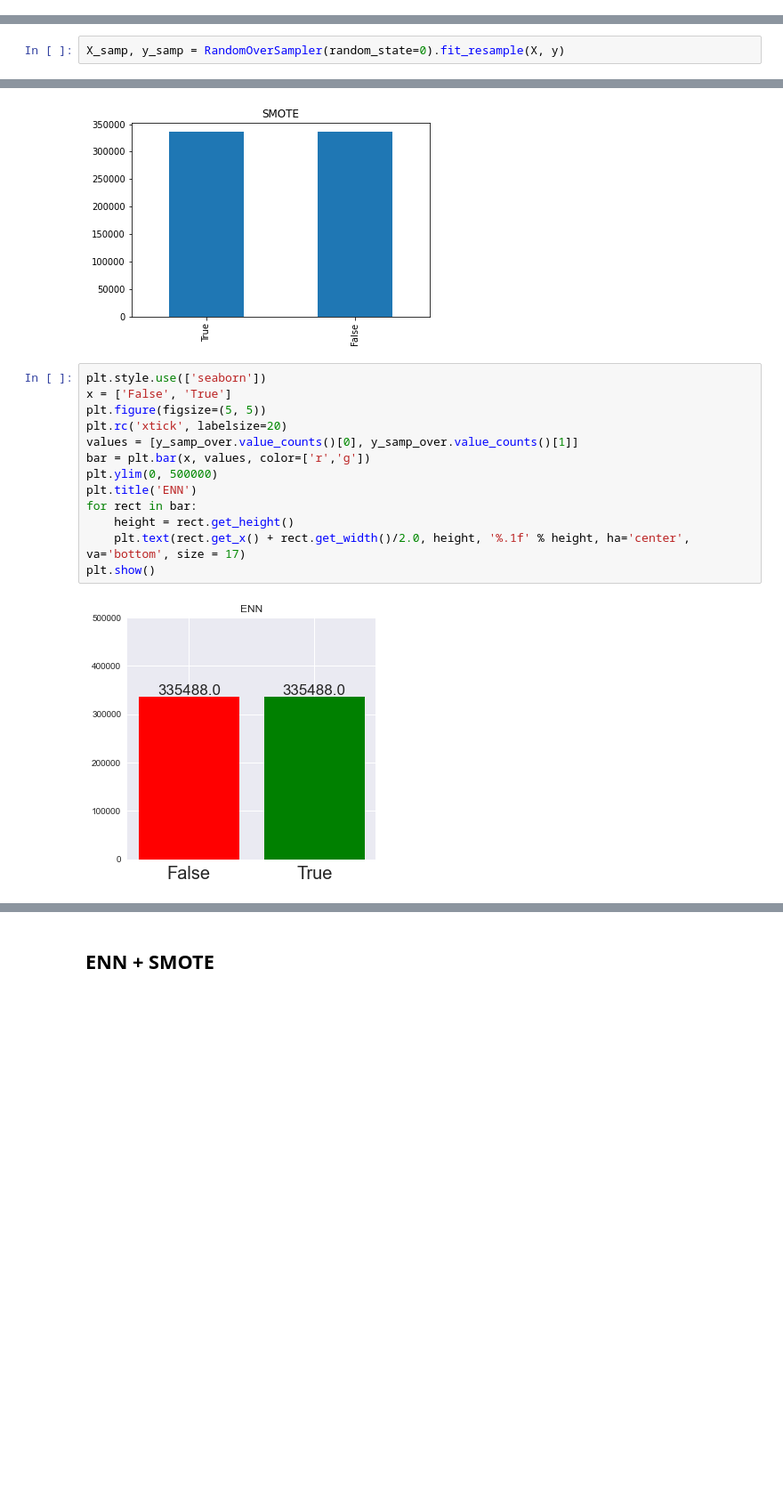
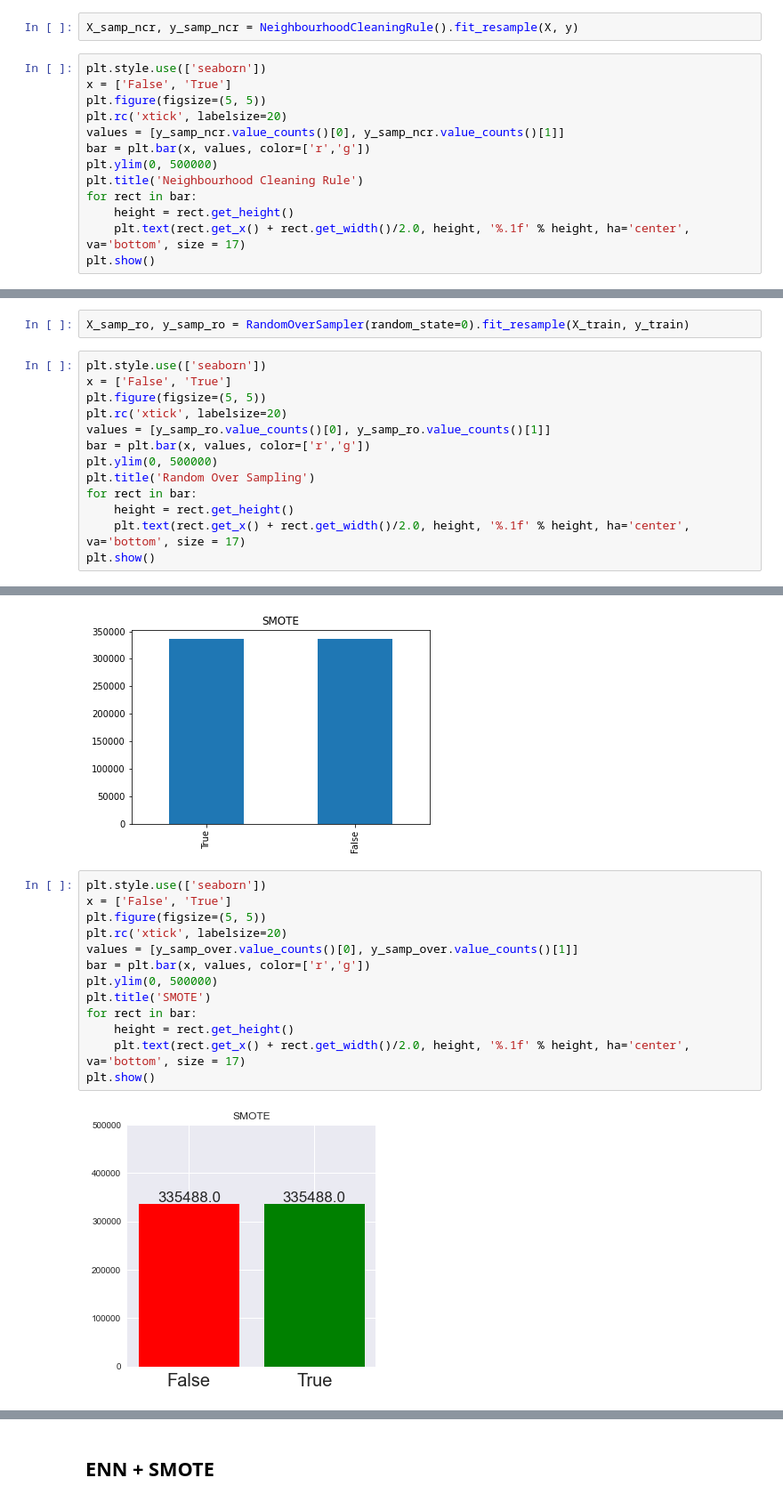
Before and after one commit to noseaj/mimiciv-High-blood-pressure, a Jupyter notebook: modeling/under_over_sampling.ipynb, the cells around one changed output, grey strips where cells are left out. Shown at 89% size. Drawn from its saved outputs; the diff is of its cells as text; blank space fills up the shorter version.

```diff
--- a/modeling/under_over_sampling.ipynb
+++ b/modeling/under_over_sampling.ipynb
@@ -142,0 +160,15 @@ X_samp, y_samp = NeighbourhoodCleaningRule(kind_sel="all", n_neighbors=5, random
+# %%
+X_samp_ncr, y_samp_ncr = NeighbourhoodCleaningRule().fit_resample(X, y)
+# %%
+plt.style.use(['seaborn'])
+x = ['False', 'True']
+plt.figure(figsize=(5, 5))
+plt.rc('xtick', labelsize=20)
+values = [y_samp_ncr.value_counts()[0], y_samp_ncr.value_counts()[1]]
+bar = plt.bar(x, values, color=['r','g'])
+plt.ylim(0, 500000)
+plt.title('Neighbourhood Cleaning Rule')
+for rect in bar:
+    height = rect.get_height()
+    plt.text(rect.get_x() + rect.get_width()/2.0, height, '%.1f' % height, ha='center', va='bottom', size = 17)
+plt.show()
@@ -148,4 +182,17 @@ from imblearn.over_sampling import *
 ## RandomOverSampler
 ### Random Over Sampling은 소수 클래스의 데이터를 반복해서 넣는 것(replacement)이다. 가중치를 증가시키는 것과 비슷하다.
 # %%
-X_samp, y_samp = RandomOverSampler(random_state=0).fit_resample(X, y)
+X_samp_ro, y_samp_ro = RandomOverSampler(random_state=0).fit_resample(X_train, y_train)
+# %%
+plt.style.use(['seaborn'])
+x = ['False', 'True']
+plt.figure(figsize=(5, 5))
+plt.rc('xtick', labelsize=20)
+values = [y_samp_ro.value_counts()[0], y_samp_ro.value_counts()[1]]
+bar = plt.bar(x, values, color=['r','g'])
+plt.ylim(0, 500000)
+plt.title('Random Over Sampling')
+for rect in bar:
+    height = rect.get_height()
+    plt.text(rect.get_x() + rect.get_width()/2.0, height, '%.1f' % height, ha='center', va='bottom', size = 17)
+plt.show()
@@ -169,15 +218,15 @@ Counter({True: 335488, False: 335488})
 # %%
 plt.style.use(['seaborn'])
 x = ['False', 'True']
 plt.figure(figsize=(5, 5))
 plt.rc('xtick', labelsize=20)
 values = [y_samp_over.value_counts()[0], y_samp_over.value_counts()[1]]
 bar = plt.bar(x, values, color=['r','g'])
 plt.ylim(0, 500000)
-plt.title('ENN')
+plt.title('SMOTE')
 for rect in bar:
     height = rect.get_height()
     plt.text(rect.get_x() + rect.get_width()/2.0, height, '%.1f' % height, ha='center', va='bottom', size = 17)
 plt.show()
 # %% [output]
-[figure, old version]
+[figure, new version]
```
Also changed, not shown: parts of 24 cells of this notebook, 5 other files.
